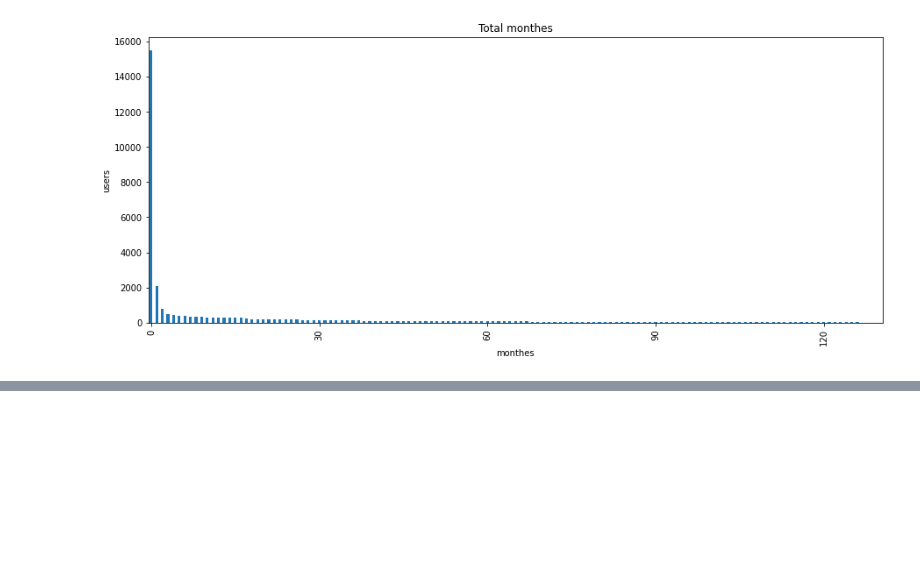
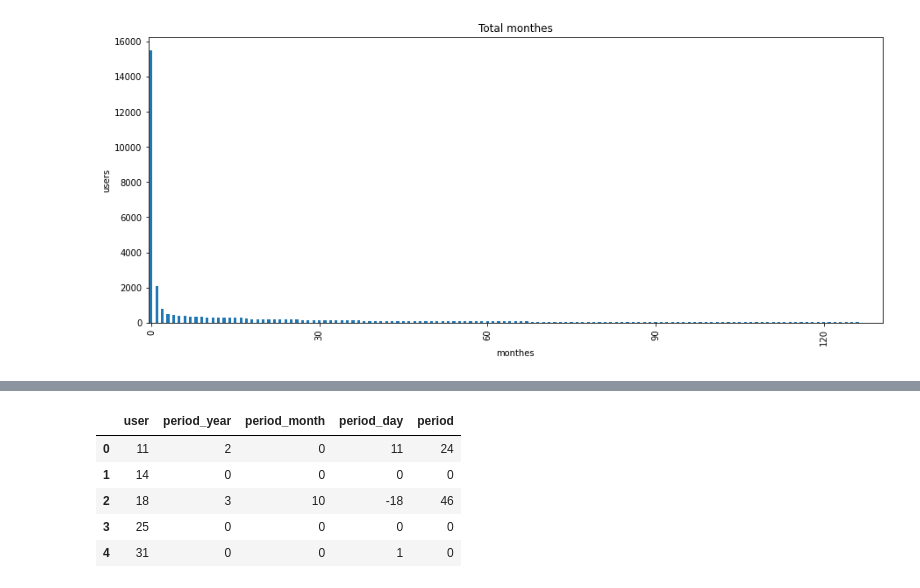
Before and after one commit to boostcampaitech3/level2-movie-recommendation-level2-recsys-07, a Jupyter notebook: EDA/EDA.ipynb, the cells around one changed output, grey strips where cells are left out. Drawn from its saved outputs; the diff is of its cells as text; code cells hidden in the pictures; blank space fills up the shorter version.

```diff
--- a/EDA/EDA.ipynb
+++ b/EDA/EDA.ipynb
@@ -98,0 +213,10 @@ print(len(bad_user))
+# %%
+user=pd.DataFrame(user)
+user.head()
+# %% [output]
+|  | user | period_year | period_month | period_day | period |
+| 0 | 11 | 2 | 0 | 11 | 24 |
+| 1 | 14 | 0 | 0 | 0 | 0 |
+| 2 | 18 | 3 | 10 | -18 | 46 |
+| 3 | 25 | 0 | 0 | 0 | 0 |
+| 4 | 31 | 0 | 0 | 1 | 0 |
```
Also changed, not shown: parts of 21 cells of this notebook, 2 other files.
